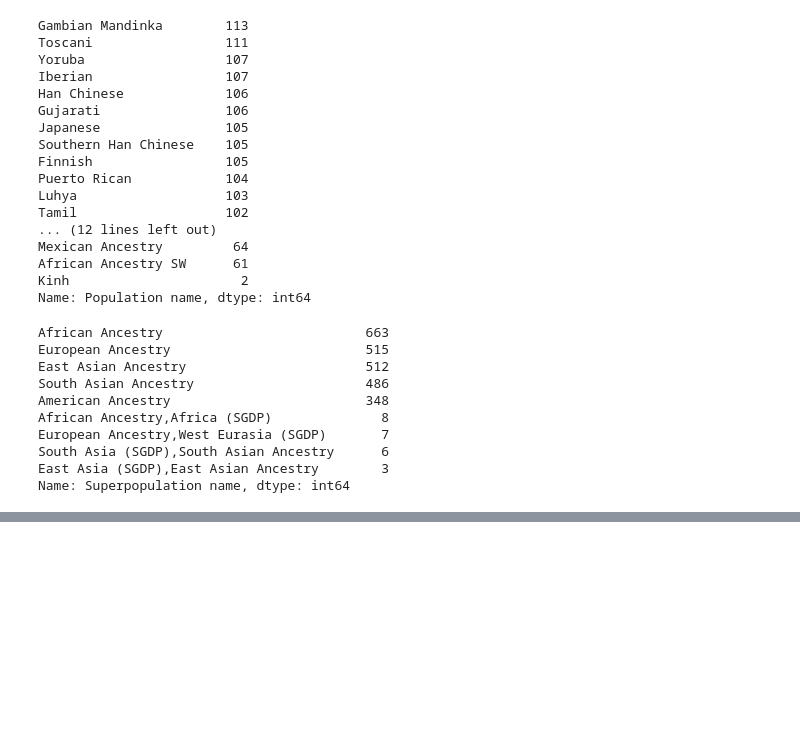
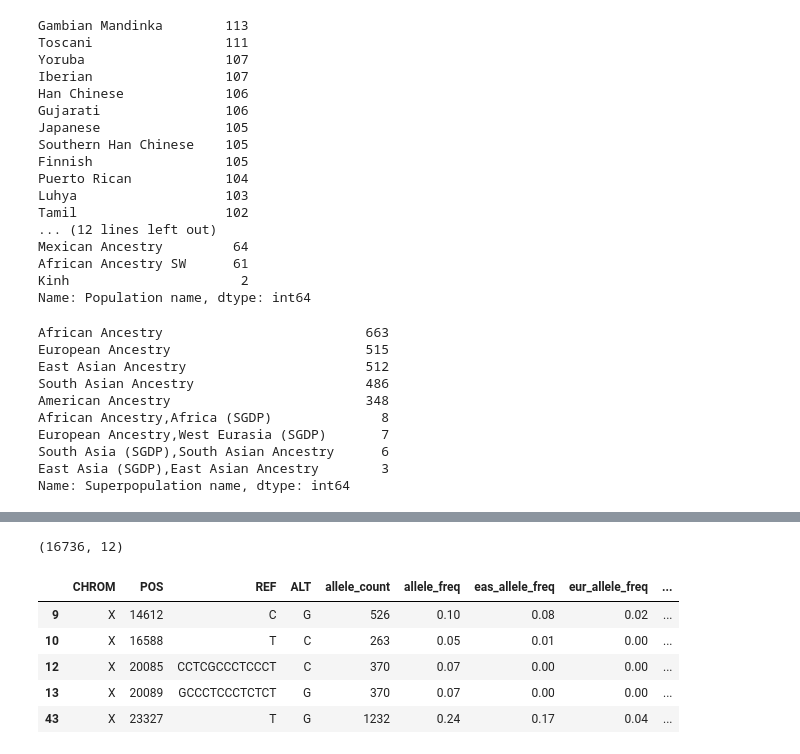
Before and after one commit to yutarohtanaka/ag-cgan, a Jupyter notebook: 0_data_preparation.ipynb, the cells around one changed output, grey strips where cells are left out. Cells and saved outputs as stored; diff of their text form; code cells hidden in the pictures; blank space fills up the shorter version.

```diff
--- a/0_data_preparation.ipynb
+++ b/0_data_preparation.ipynb
@@ -148,0 +156,5 @@ Name: Superpopulation name, dtype: int64
+# %%
+#To make the initial test variant table, filter for 1000 most common SNPs.
+variant_info = pd.read_csv('/content/drive/MyDrive/artificial_genome_project/chrX_variant_info_formatted.csv')
+variant_info['variant_code'] = (variant_info['CHROM'] + '_' +  variant_info['POS'].astype(str) + '_' + variant_info['REF'] + '_' + variant_info['ALT'])
+variant_info.head()
@@ -148,0 +168,13 @@ Name: Superpopulation name, dtype: int64
+# %%
+#filter out variants that are in all, or no individuals.
+variant_info = variant_info[(variant_info.allele_count < 5096*0.95 )&(variant_info.allele_count > 5096*0.05)]
+print(variant_info.shape)
+variant_info.head()
+# %% [output]
+(16736, 12)
+|  | CHROM | POS | REF | ALT | allele_count | allele_freq | eas_allele_freq | eur_allele_freq | ... |
+| 9 | X | 14612 | C | G | 526 | 0.10 | 0.08 | 0.02 | ... |
+| 10 | X | 16588 | T | C | 263 | 0.05 | 0.01 | 0.00 | ... |
+| 12 | X | 20085 | CCTCGCCCTCCCT | C | 370 | 0.07 | 0.00 | 0.00 | ... |
+| 13 | X | 20089 | GCCCTCCCTCTCT | G | 370 | 0.07 | 0.00 | 0.00 | ... |
+| 43 | X | 23327 | T | G | 1232 | 0.24 | 0.17 | 0.04 | ... |
```
Also changed, not shown: parts of 8 cells of this notebook.
